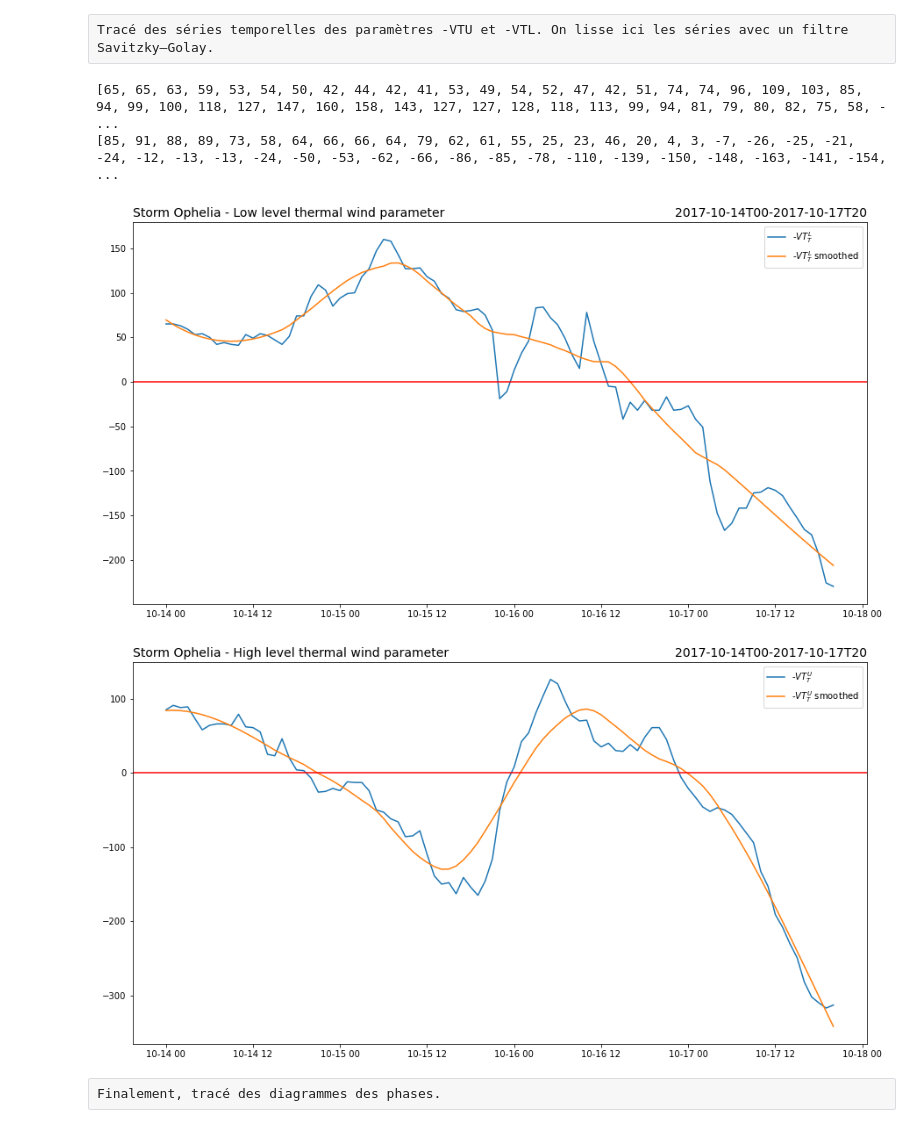
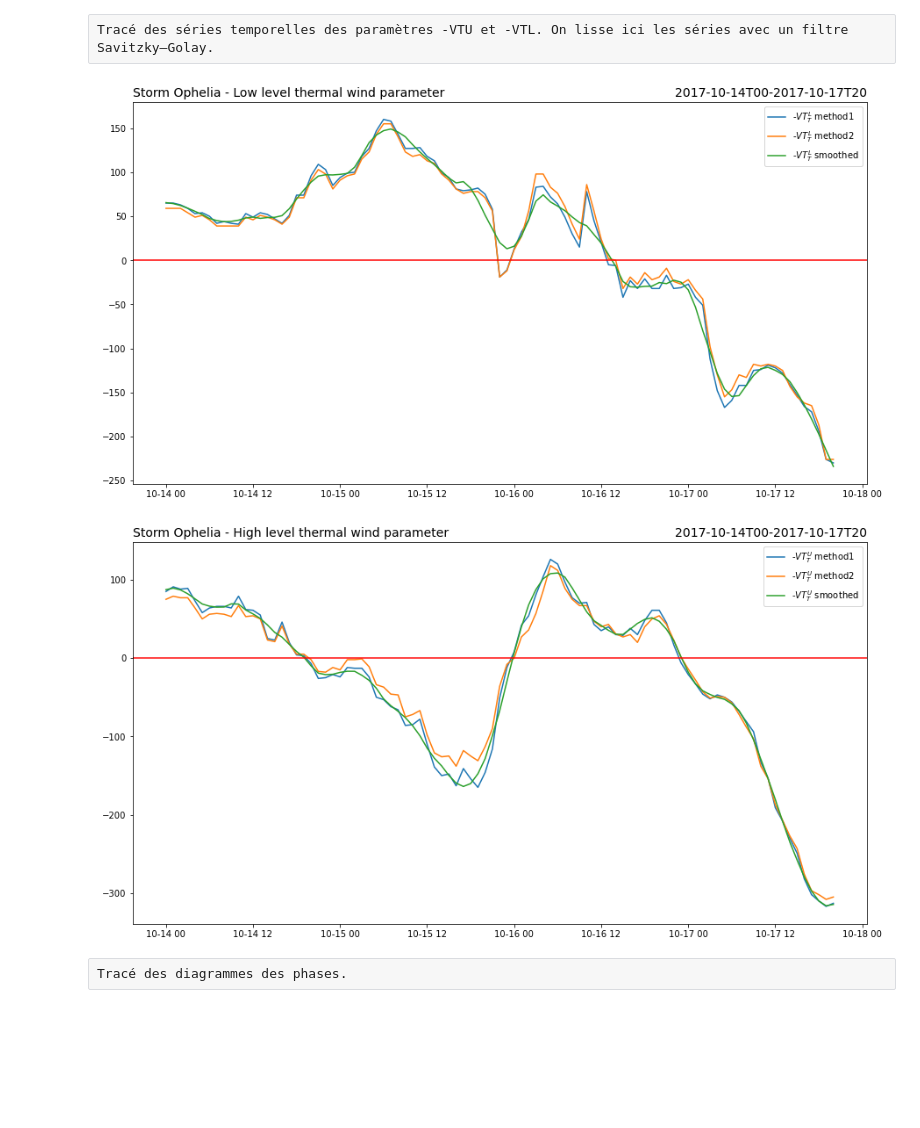
Before and after one commit to fredericferry/era5_cps_diagram, a Jupyter notebook: era5storms_CPS_diagram.ipynb, the cells around one changed output. Saved outputs shown, nothing was run; the diff lists cells and outputs as text; code cells hidden in the pictures; blank space fills up the shorter version.

```diff
--- a/era5storms_CPS_diagram.ipynb
+++ b/era5storms_CPS_diagram.ipynb
@@ -828,6 +839,4 @@ Choix du temps et des niveaux verticaux des couches (espacement de 50hPa).
 # %%
-i=10
-
 print(lev)
 listlev1=[900, 850, 800, 750, 700, 650, 600]
 listlev11=[n * 100 for n in listlev1]
@@ -843,11 +852,16 @@ Calcul de deltaZ = Zmax - Zmin pour tous les niveaux et dans chaque couche.
 # %%
+idate=10
+clat = liste_lat[idate]
+clon = liste_lon[idate]
+
 deltaZ1=[]
 deltaZ2=[]
 
+#boucle sur les niveaux de 900 à 600
 for plev in listlev1:
 
     ilev = list(lev).index(plev)
-    data_z1 = z[i,ilev,:,:]
+    data_z1 = z[idate,ilev,:,:]
 
     # Calculate distance between center and all other lat/lon pairs
     distance = haversine(lon[:,np.newaxis], lat, clon, clat)
@@ -861,10 +875,11 @@ for plev in listlev1:
     delta_z1=zmax-zmin
     deltaZ1.append(int(delta_z1))
 
+#boucle sur les niveaux de 600 à 300
 for plev in listlev2:
 
     ilev = list(lev).index(plev)
-    data_z2 = z[i,ilev,:,:]
+    data_z2 = z[idate,ilev,:,:]
 
     # Calculate distance between center and all other lat/lon pairs
     distance = haversine(lon[:,np.newaxis], lat, clon, clat)
@@ -877,3 +892,6 @@ for plev in listlev2:
     zmax=np.max(data_z2_m)
     delta_z2=zmax-zmin
     deltaZ2.append(int(delta_z2))
+
+print(deltaZ1)
+print(deltaZ2)
@@ -886,7 +937,7 @@ model = LinearRegression().fit(X1, y1)
 model.fit(X1, y1)
 yhat1 = model.predict(X1)
 reg = LinearRegression().fit(X1, y1)
-coef1=reg.coef_
+VTL=reg.coef_
 
 X2 = np.reshape(lnP2, (len(lnP2), 1))
 y2 =  deltaZ2
@@ -894,4 +945,4 @@ model = LinearRegression().fit(X2, y2)
 model.fit(X2, y2)
 yhat2 = model.predict(X2)
 reg = LinearRegression().fit(X2, y2)
-coef2=reg.coef_
+VTU=reg.coef_
@@ -955,6 +994,8 @@ Calcul des paramètres de coeur chaud/coeur froid (-VTU, -VTL) pour tous les tem
 # %%
 VTL_series=[]
 VTU_series=[]
+VTL_seriesb=[]
+VTU_seriesb=[]
 
 for i in range(len(time)-1):
     print(str(time[i])[0:13])
@@ -969,8 +1010,6 @@ for i in range(len(time)-1):
 
         ilev = list(lev).index(plev)
         data_z1 = z[i,ilev,:,:]
-
-        max_dist = 500      # max distance in km
         # Calculate distance between center and all other lat/lon pairs
         distance = haversine(lon[:,np.newaxis], lat, clon, clat)
         distance2=np.transpose(distance)
@@ -1007,7 +1046,9 @@ for i in range(len(time)-1):
     yhat1 = model.predict(X1)
     reg = LinearRegression().fit(X1, y1)
     coef1=reg.coef_
+    coef1b=(deltaZ1[-1]-deltaZ1[0])/(lnP1[-1]-lnP1[0])
     VTL_series.append(int(coef1))
+    VTL_seriesb.append(int(coef1b))
 
     X2 = np.reshape(lnP2, (len(lnP2), 1))
     y2 =  deltaZ2
@@ -1016,7 +1057,9 @@ for i in range(len(time)-1):
     yhat2 = model.predict(X2)
     reg = LinearRegression().fit(X2, y2)
     coef2=reg.coef_
+    coef2b=(deltaZ2[-1]-deltaZ2[0])/(lnP2[-1]-lnP2[0])
     VTU_series.append(int(coef2))
+    VTU_seriesb.append(int(coef2b))
 # %% [output]
 2017-10-14T00
 2017-10-14T01
@@ -1038,47 +1081,49 @@ for i in range(len(time)-1):
 # %% [raw]
 Tracé des séries temporelles des paramètres -VTU et -VTL. On lisse ici les séries avec un filtre Savitzky–Golay.
 # %%
-print(VTL_series)
-print(VTU_series)
-VTU_series2 = savgol_filter(VTU_series, 31, 3)
-VTL_series2 = savgol_filter(VTL_series, 31, 3)
+VTU_series2 = savgol_filter(VTU_series, 11, 3)
+VTL_series2 = savgol_filter(VTL_series, 11, 3)
 
 fig = plt.figure(figsize=(15., 8.))
 ax = fig.add_subplot(111)
 ax.set_title('Storm '+storm+' - Low level thermal wind parameter'
              ,loc='left',fontsize=14)
 ax.set_title(str(time[0])[0:13]+'-'+str(time[-2])[0:13],loc='right',fontsize=14)
-ax.plot(time[0:-1], VTL_series, label='-$VT_T^L$')
+ax.plot(time[0:-1], VTL_series, label='-$VT_T^L$ method1')
+ax.plot(time[0:-1], VTL_seriesb, label='-$VT_T^L$ method2')
 ax.plot(time[0:-1], VTL_series2, label='-$VT_T^L$ smoothed')
+
+
 plt.axhline(y=0, color='r')
 plt.legend()
 
 plt.show()
 
 figname='./figs/'+storm+'/VTL_timeseries'
 fig.savefig(figname+'.png',bbox_inches='tight')
 
 fig = plt.figure(figsize=(15., 8.))
 ax = fig.add_subplot(111)
 ax.set_title('Storm '+storm+' - High level thermal wind parameter'
              ,loc='left',fontsize=14)
 ax.set_title(str(time[0])[0:13]+'-'+str(time[-2])[0:13],loc='right',fontsize=14)
-ax.plot(time[0:-1], VTU_series, label='-$VT_T^U$')
+ax.plot(time[0:-1], VTU_series, label='-$VT_T^U$ method1')
+ax.plot(time[0:-1], VTU_seriesb, label='-$VT_T^U$ method2')
 ax.plot(time[0:-1], VTU_series2, label='-$VT_T^U$ smoothed')
+
+
 plt.axhline(y=0, color='r')
 plt.legend()
 
 plt.show()
 
 figname='./figs/'+storm+'/VTU_timeseries'
 fig.savefig(figname+'.png',bbox_inches='tight')
 # %% [output]
-[65, 65, 63, 59, 53, 54, 50, 42, 44, 42, 41, 53, 49, 54, 52, 47, 42, 51, 74, 74, 96, 109, 103, 85, 94, 99, 100, 118, 127, 147, 160, 158, 143, 127, 127, 128, 118, 113, 99, 94, 81, 79, 80, 82, 75, 58, - ...
-[85, 91, 88, 89, 73, 58, 64, 66, 66, 64, 79, 62, 61, 55, 25, 23, 46, 20, 4, 3, -7, -26, -25, -21, -24, -12, -13, -13, -24, -50, -53, -62, -66, -86, -85, -78, -110, -139, -150, -148, -163, -141, -154,  ...
-[figure, old version]
+[figure, new version]
-[figure, old version]
+[figure, new version]
 # %% [raw]
-Finalement, tracé des diagrammes des phases.
+Tracé des diagrammes des phases.
 # %%
 time_str=[x for x in range(len(time)-1)]
 date_str=[x for x in range(len(time)-1)]
```
Also changed, not shown: parts of 35 cells of this notebook.
